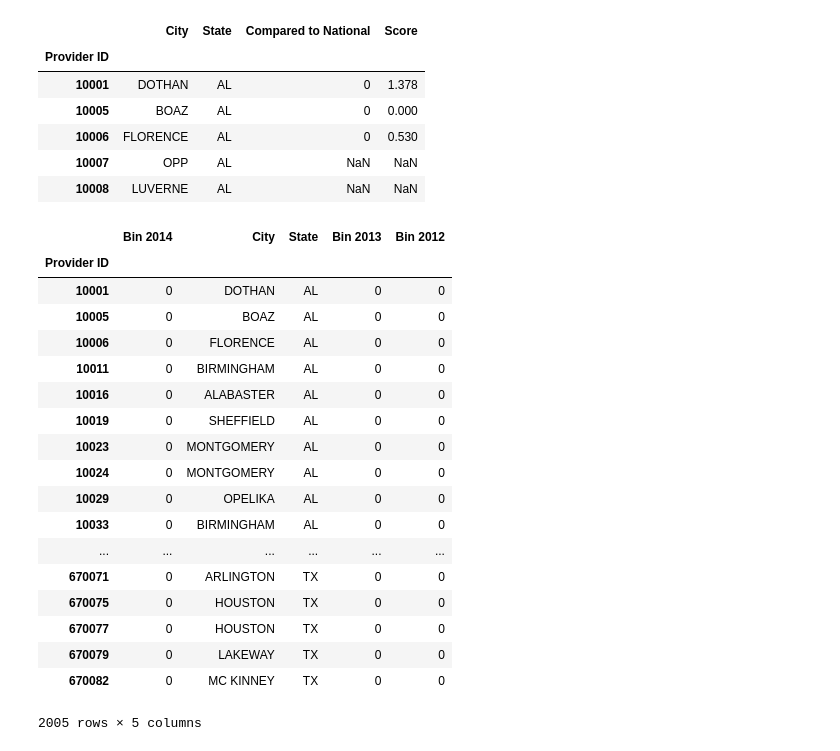
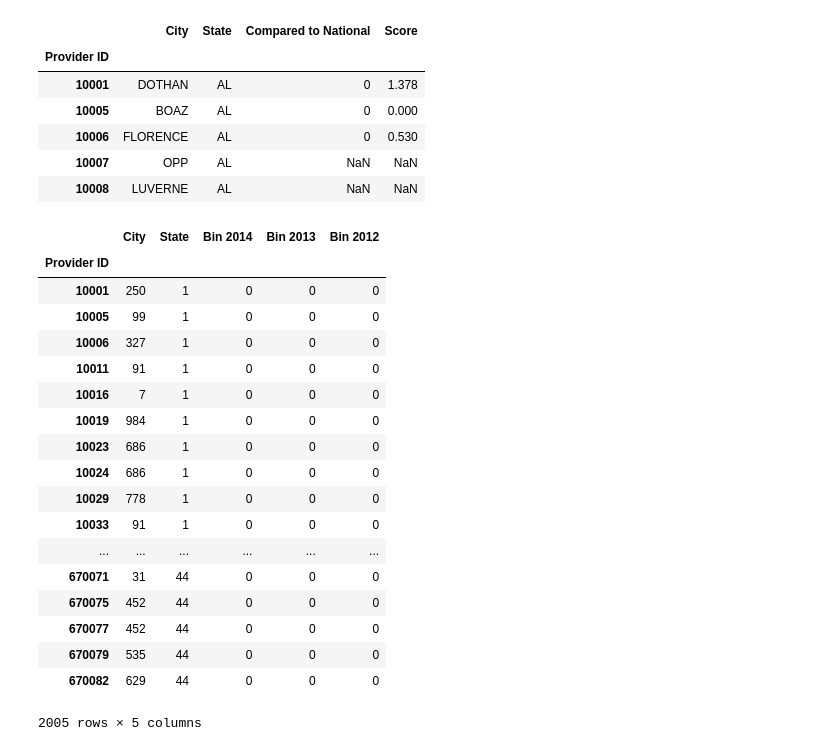
Before and after one commit to pinesol/intro-ds-hai, a Jupyter notebook: Merge Data.ipynb, the cells around one changed output. Saved outputs shown, nothing was run; the diff lists cells and outputs as text; code cells hidden in the pictures.

```diff
--- a/Merge Data.ipynb
+++ b/Merge Data.ipynb
@@ -191,8 +191,9 @@ reload(binning_utils)
 reload(hai_data_cleanup)
 
 def mergeHAITablesV2(hai_binning_func):
-    # TODO update comments
-    # It will be indexed by provider ID, have the location data for the hospital, and the HAI scores from all three years.
+    '''Merges the three hospital acquired infection data frames into one that can be classified.
+    The resulting data frame will be indexed by provider ID, have the location data for the
+    hospital, and the HAI scores from all three years.'''
 
     # Extract out the 2014 score column, keeping the index. This will be the target column.
     hai_2014 = hai_data_cleanup.parseHAIboth('data/2014/Healthcare Associated Infections - Hospital.csv', '2014')
@@ -201,67 +202,69 @@ def mergeHAITablesV2(hai_binning_func):
     hai_2014 = hai_2014[hai_2014['Bin'].notnull()]
     # Renaming target column
     hai_2014['Bin 2014'] = hai_2014['Bin']
-    hai_2014.drop('Bin', 1)
-    # stripping out everything but the target
-    hai_2014_score = pd.DataFrame(hai_2014['Bin 2014'], index=hai_2014.index)
+    hai_2014 = hai_2014.drop('Bin', 1)
+    # Making the two string columns into ints so they can be classified.
+    # TODO(alex): this should probably by done in hai_data_cleaup...oh well.
+    hai_2014['State'] = pd.Categorical.from_array(hai_2014['State']).codes
+    hai_2014['City'] = pd.Categorical.from_array(hai_2014['City']).codes
 
     # Getting the 2012 data, stripping out only the HAI Score, converting the nulls to zeros.
     hai_2012 = hai_data_cleanup.parseHAIboth('data/2012/Healthcare_Associated_Infections.csv', '2012')
     hai_2012 = hai_binning_func(hai_2012)
     # Renaming target column to reflect year
     hai_2012['Bin 2012'] = hai_2012['Bin']
-    hai_2012 = hai_2012.drop('Bin', 1)
     hai_2012_score = pd.DataFrame(hai_2012['Bin 2012'], index=hai_2012.index)
     # filling in NaNs with zeros
     hai_2012_score = hai_2012_score.fillna(0)
 
-    # 2013 HAI will keep its HAI score, and the location data. Also filling in the NaNs with zeros.
+    # Getting the 2012 data, stripping out only the HAI Score, converting the nulls to zeros.
     hai_2013 = hai_data_cleanup.parseHAIboth('data/2013/Healthcare_Associated_Infections.csv', '2013')
     hai_2013 = hai_binning_func(hai_2013)
     # Renaming target column to reflect year
     hai_2013['Bin 2013'] = hai_2013['Bin']
-    hai_2013 = hai_2013.drop('Bin', 1)
-    hai_2013 = hai_2013.fillna(0) # filling in NaNs with zeros for 2012
+    hai_2013_score = pd.DataFrame(hai_2013['Bin 2013'], index=hai_2013.index)
+    # filling in NaNs with zeros
+    hai_2013_score = hai_2013_score.fillna(0)
 
     # Creating the final table, join the 2013 location and HAI score data, with the 2012 and 2014 scores.
-    final_table = hai_2014_score
-    final_table = final_table.join(hai_2013, how = 'left')
+    final_table = hai_2014
+    final_table = final_table.join(hai_2013_score, how = 'left')
     # filling in missing 2013 HAI scores with zeros
     final_table['Bin 2013'] = final_table['Bin 2013'].fillna(0)
     # joining in the 2012 HAI scores
     final_table = final_table.join(hai_2012_score, how = 'left')
     # filling in missing 2012 HAI scores with zeros
     final_table['Bin 2012'] = final_table['Bin 2012'].fillna(0)
 
     # Tests
     # There should be exactly 2005 rows in the table
     assert 2005 == len(final_table)
     # The of hospitals in the final table should equal the set from 2014
-    assert set(hai_2014_score.index) == set(final_table.index)
+    assert set(hai_2014.index) == set(final_table.index)
     # There shuld be no duplicate provider IDs
-    assert sorted(set(hai_2014_score.index)) == sorted(hai_2014_score.index)
+    assert sorted(set(final_table.index)) == sorted(final_table.index)
 
     return final_table
 
 table = mergeHAITablesV2(binning_utils.binByLabel)
-table.head()
+table
 # %% [output]
-|  | Bin 2014 | City | State | Bin 2013 | Bin 2012 |
+|  | City | State | Bin 2014 | Bin 2013 | Bin 2012 |
 | Provider ID |  |  |  |  |  |
-| 10001 | 0 | DOTHAN | AL | 0 | 0 |
-| 10005 | 0 | BOAZ | AL | 0 | 0 |
-| 10006 | 0 | FLORENCE | AL | 0 | 0 |
-| 10011 | 0 | BIRMINGHAM | AL | 0 | 0 |
-| 10016 | 0 | ALABASTER | AL | 0 | 0 |
-| 10019 | 0 | SHEFFIELD | AL | 0 | 0 |
-| 10023 | 0 | MONTGOMERY | AL | 0 | 0 |
-| 10024 | 0 | MONTGOMERY | AL | 0 | 0 |
-| 10029 | 0 | OPELIKA | AL | 0 | 0 |
-| 10033 | 0 | BIRMINGHAM | AL | 0 | 0 |
+| 10001 | 250 | 1 | 0 | 0 | 0 |
+| 10005 | 99 | 1 | 0 | 0 | 0 |
+| 10006 | 327 | 1 | 0 | 0 | 0 |
+| 10011 | 91 | 1 | 0 | 0 | 0 |
+| 10016 | 7 | 1 | 0 | 0 | 0 |
+| 10019 | 984 | 1 | 0 | 0 | 0 |
+| 10023 | 686 | 1 | 0 | 0 | 0 |
+| 10024 | 686 | 1 | 0 | 0 | 0 |
+| 10029 | 778 | 1 | 0 | 0 | 0 |
+| 10033 | 91 | 1 | 0 | 0 | 0 |
 | ... | ... | ... | ... | ... | ... |
-| 670071 | 0 | ARLINGTON | TX | 0 | 0 |
-| 670075 | 0 | HOUSTON | TX | 0 | 0 |
-| 670077 | 0 | HOUSTON | TX | 0 | 0 |
-| 670079 | 0 | LAKEWAY | TX | 0 | 0 |
-| 670082 | 0 | MC KINNEY | TX | 0 | 0 |
+| 670071 | 31 | 44 | 0 | 0 | 0 |
+| 670075 | 452 | 44 | 0 | 0 | 0 |
+| 670077 | 452 | 44 | 0 | 0 | 0 |
+| 670079 | 535 | 44 | 0 | 0 | 0 |
+| 670082 | 629 | 44 | 0 | 0 | 0 |
 2005 rows × 5 columns
```
Also changed, not shown: 2 other files.
